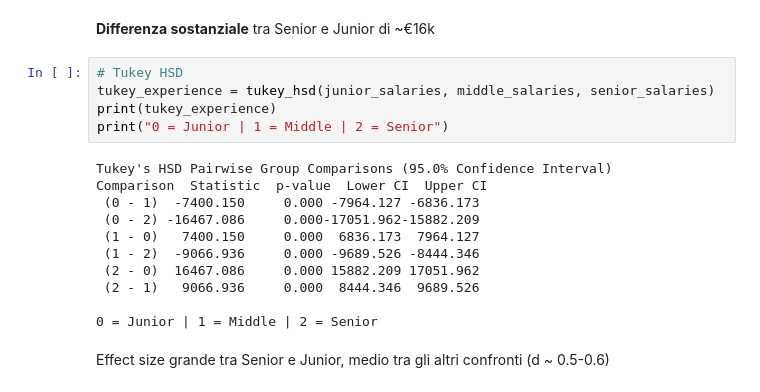
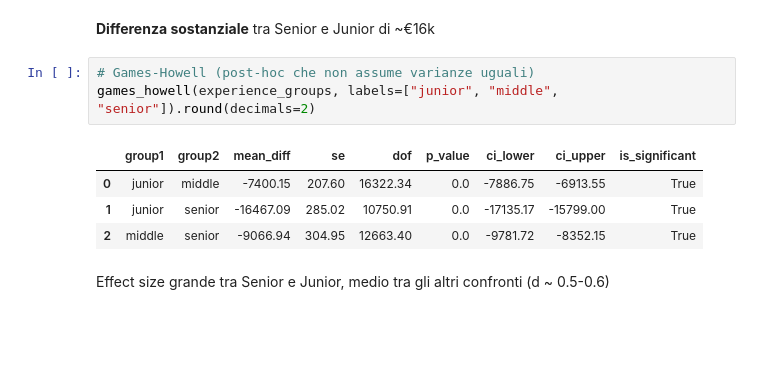
Before and after one commit to skateddu/italian-tech-salaries-analysis, a Jupyter notebook: data_analysis.ipynb, the cells around one changed output. Saved outputs shown, nothing was run; the diff lists cells and outputs as text; blank space fills up the shorter version.

```diff
--- a/data_analysis.ipynb
+++ b/data_analysis.ipynb
@@ -313,21 +315,13 @@ Welch ANOVA - Esperienza vs Salario
 # %% [markdown]
 **Differenza sostanziale** tra Senior e Junior di ~€16k
 # %%
-# Tukey HSD
-tukey_experience = tukey_hsd(junior_salaries, middle_salaries, senior_salaries)
-print(tukey_experience)
-print("0 = Junior | 1 = Middle | 2 = Senior")
+# Games-Howell (post-hoc che non assume varianze uguali)
+games_howell(experience_groups, labels=["junior", "middle", "senior"]).round(decimals=2)
 # %% [output]
-Tukey's HSD Pairwise Group Comparisons (95.0% Confidence Interval)
-Comparison  Statistic  p-value  Lower CI  Upper CI
- (0 - 1)  -7400.150     0.000 -7964.127 -6836.173
- (0 - 2) -16467.086     0.000-17051.962-15882.209
- (1 - 0)   7400.150     0.000  6836.173  7964.127
- (1 - 2)  -9066.936     0.000 -9689.526 -8444.346
- (2 - 0)  16467.086     0.000 15882.209 17051.962
- (2 - 1)   9066.936     0.000  8444.346  9689.526
-
-0 = Junior | 1 = Middle | 2 = Senior
+|  | group1 | group2 | mean_diff | se | dof | p_value | ci_lower | ci_upper | is_significant |
+| 0 | junior | middle | -7400.15 | 207.60 | 16322.34 | 0.0 | -7886.75 | -6913.55 | True |
+| 1 | junior | senior | -16467.09 | 285.02 | 10750.91 | 0.0 | -17135.17 | -15799.00 | True |
+| 2 | middle | senior | -9066.94 | 304.95 | 12663.40 | 0.0 | -9781.72 | -8352.15 | True |
 # %% [markdown]
 Effect size grande tra Senior e Junior, medio tra gli altri confronti (d ~ 0.5-0.6)
 # %%
```
Also changed, not shown: parts of 23 cells of this notebook, 1 other file.
